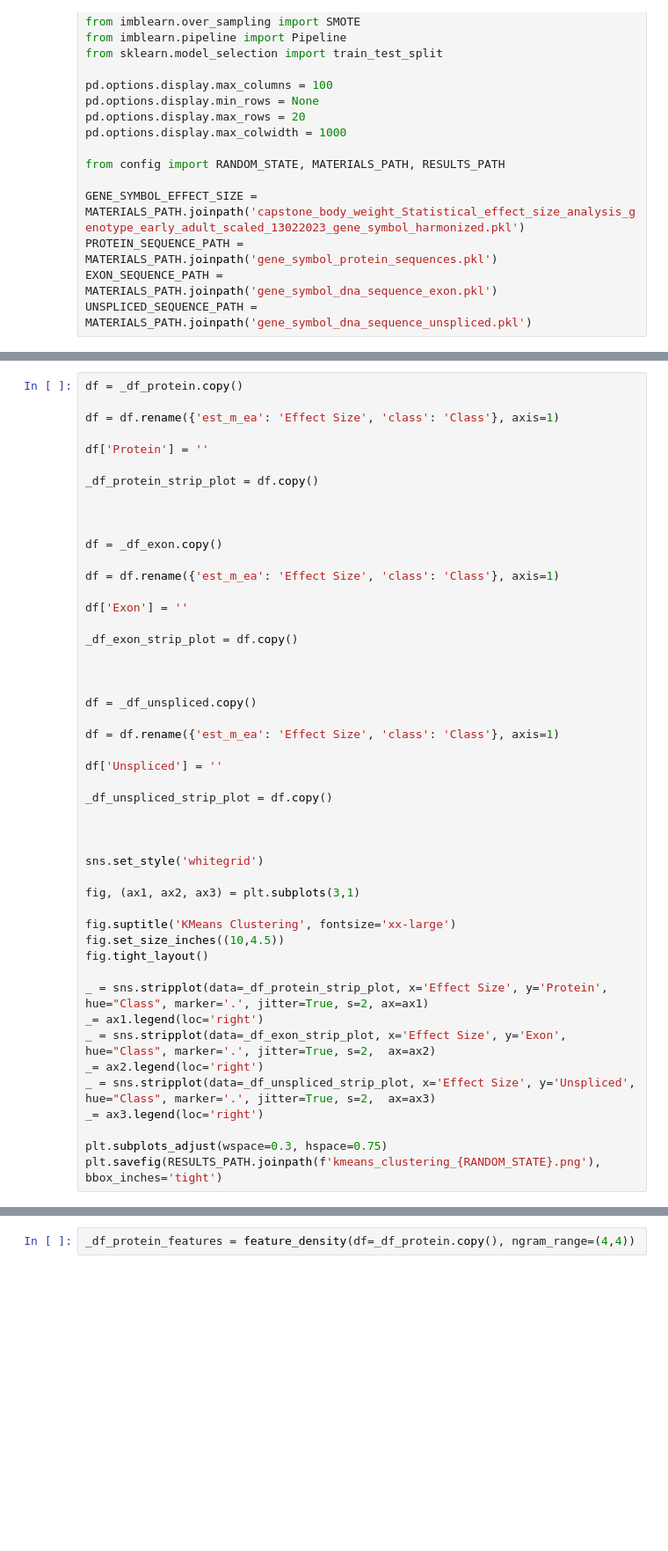
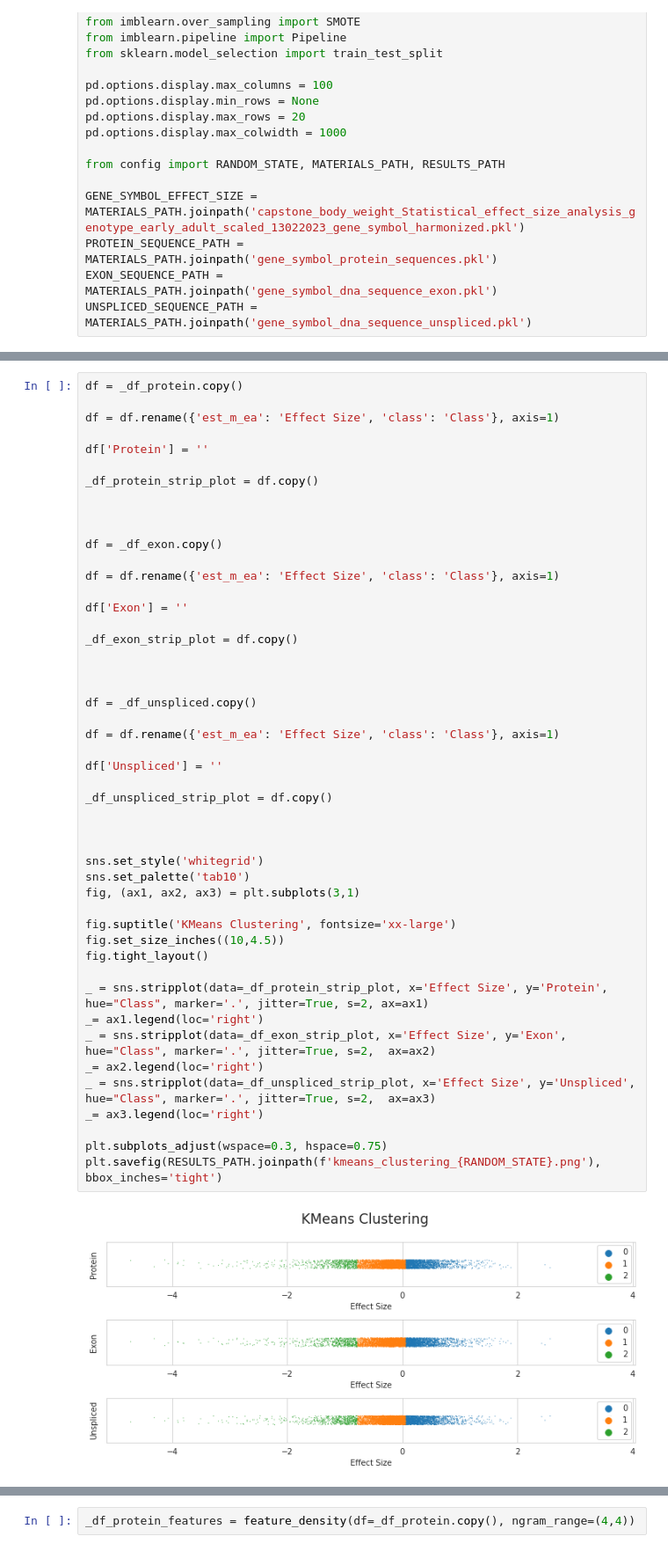
Before and after one commit to gene-to-phenotype-predictions/Baseline_TF-IDF_Analysis, a Jupyter notebook: classification.ipynb, the cells around one changed output, grey strips where cells are left out. Shown at 88% size. Saved outputs shown, nothing was run; the diff lists cells and outputs as text; blank space fills up the shorter version.

```diff
--- a/classification.ipynb
+++ b/classification.ipynb
@@ -125,34 +145,36 @@ df['Exon'] = ''
 _df_exon_strip_plot = df.copy()
 
 
 
 df = _df_unspliced.copy()
 
 df = df.rename({'est_m_ea': 'Effect Size', 'class': 'Class'}, axis=1)
 
 df['Unspliced'] = ''
 
 _df_unspliced_strip_plot = df.copy()
 
 
 
 sns.set_style('whitegrid')
-
+sns.set_palette('tab10')
 fig, (ax1, ax2, ax3) = plt.subplots(3,1)
 
 fig.suptitle('KMeans Clustering', fontsize='xx-large')
 fig.set_size_inches((10,4.5))
 fig.tight_layout()
 
 _ = sns.stripplot(data=_df_protein_strip_plot, x='Effect Size', y='Protein', hue="Class", marker='.', jitter=True, s=2, ax=ax1)
 _= ax1.legend(loc='right')
 _ = sns.stripplot(data=_df_exon_strip_plot, x='Effect Size', y='Exon', hue="Class", marker='.', jitter=True, s=2,  ax=ax2)
 _= ax2.legend(loc='right')
 _ = sns.stripplot(data=_df_unspliced_strip_plot, x='Effect Size', y='Unspliced', hue="Class", marker='.', jitter=True, s=2,  ax=ax3)
 _= ax3.legend(loc='right')
 
 plt.subplots_adjust(wspace=0.3, hspace=0.75)
 plt.savefig(RESULTS_PATH.joinpath(f'kmeans_clustering_{RANDOM_STATE}.png'), bbox_inches='tight')
+# %% [output]
+[figure, added]
 # %%
 def feature_density(df, ngram_range):
 
```
Also changed, not shown: parts of 5 cells of this notebook, 1 other file.
